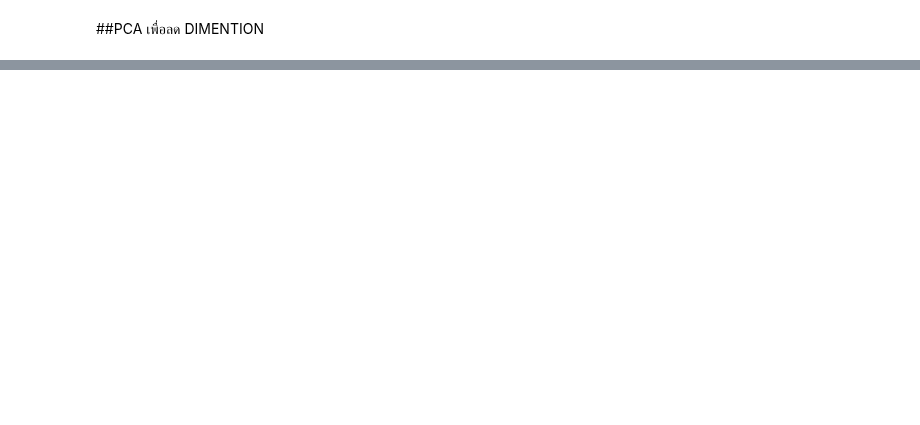
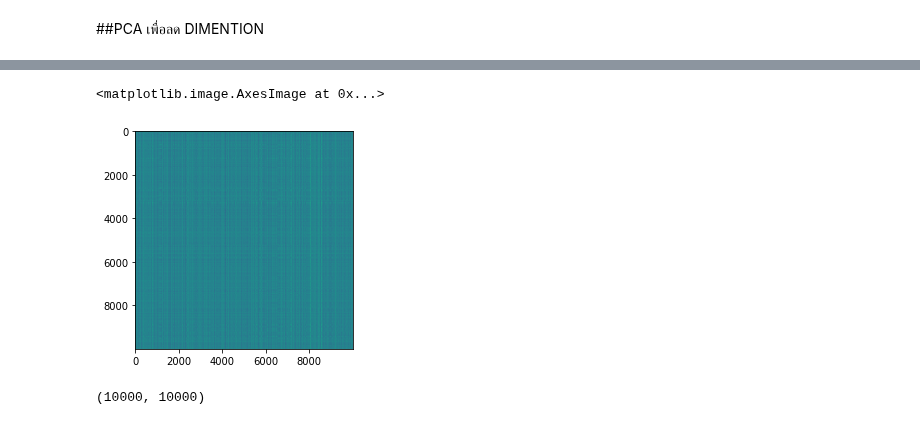
Before and after one commit to Jennapa-colab/multivariate, a Jupyter notebook: Multivariate_Exam.ipynb, the cells around one changed output, grey strips where cells are left out. Saved outputs shown, nothing was run; the diff lists cells and outputs as text; code cells hidden in the pictures; blank space fills up the shorter version.

```diff
--- a/Multivariate_Exam.ipynb
+++ b/Multivariate_Exam.ipynb
@@ -124,0 +169,7 @@ AttributeError: ignored
+# %%
+SSE = list()
+for k in [1,2,3,4,5,6,7,8]:
+    kmeans = KMeans(n_clusters=k, random_state=2021)
+    kmeans.fit(Data)
+    SSE.append(kmeans.inertia_)
+#ทำการวนรูปข้อมูลเพื่อจะเปลี่ยน k จาก 1 ให้เป็นค่าดังต่อไปนี้ คือ 2,3,4,5,6,7และ 8
@@ -124,0 +190,8 @@ AttributeError: ignored
+# %%
+SilH = list()
+for k in [2,3,4,5,6,7,8]:
+    kmeans = KMeans(n_clusters=k, random_state=2021)
+    kmeans.fit(Data)
+    score = metrics.silhouette_score(Data,kmeans.labels_)
+    SilH.append(score)
+#การทำ Silhouette Scores ต้องคิดข้อมูลหลายๆกลุ่ม จะคิดแค่กลุ่มเดียวไม่ได้
@@ -124,0 +214,4 @@ AttributeError: ignored
+# %%
+from sklearn.metrics import pairwise_distances
+dis_matrix = pairwise_distances(Data)
+dis_matrix
@@ -124,0 +232,5 @@ AttributeError: ignored
+# %%
+plt.imshow(dis_matrix)
+# %% [output]
+<matplotlib.image.AxesImage at 0x...>
+[figure, added]
@@ -124,0 +241,6 @@ AttributeError: ignored
+# %%
+from sklearn.metrics import pairwise_distances
+data= pairwise_distances(Data)
+data.shape
+# %% [output]
+(10000, 10000)
```
Also changed, not shown: parts of 32 cells of this notebook.
